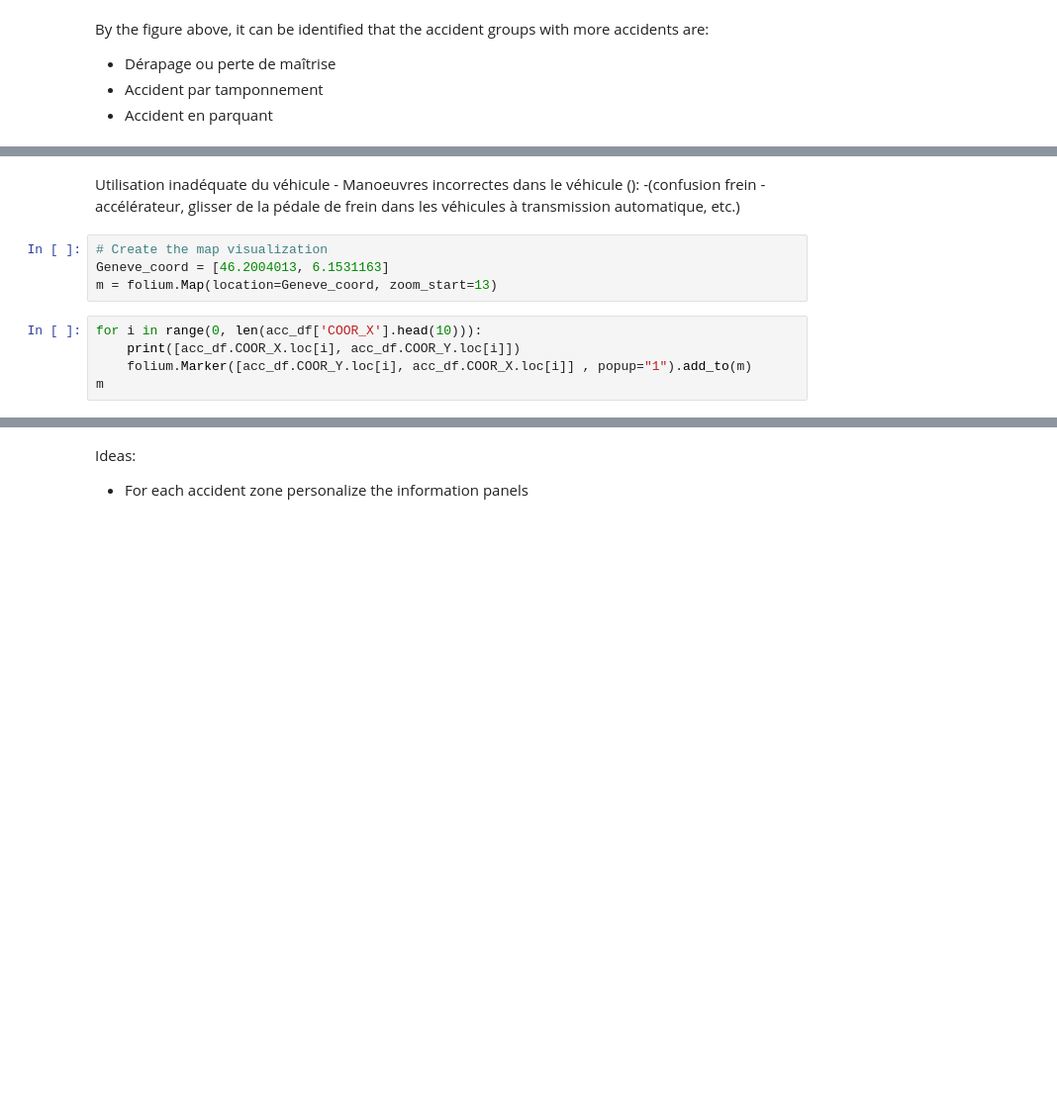
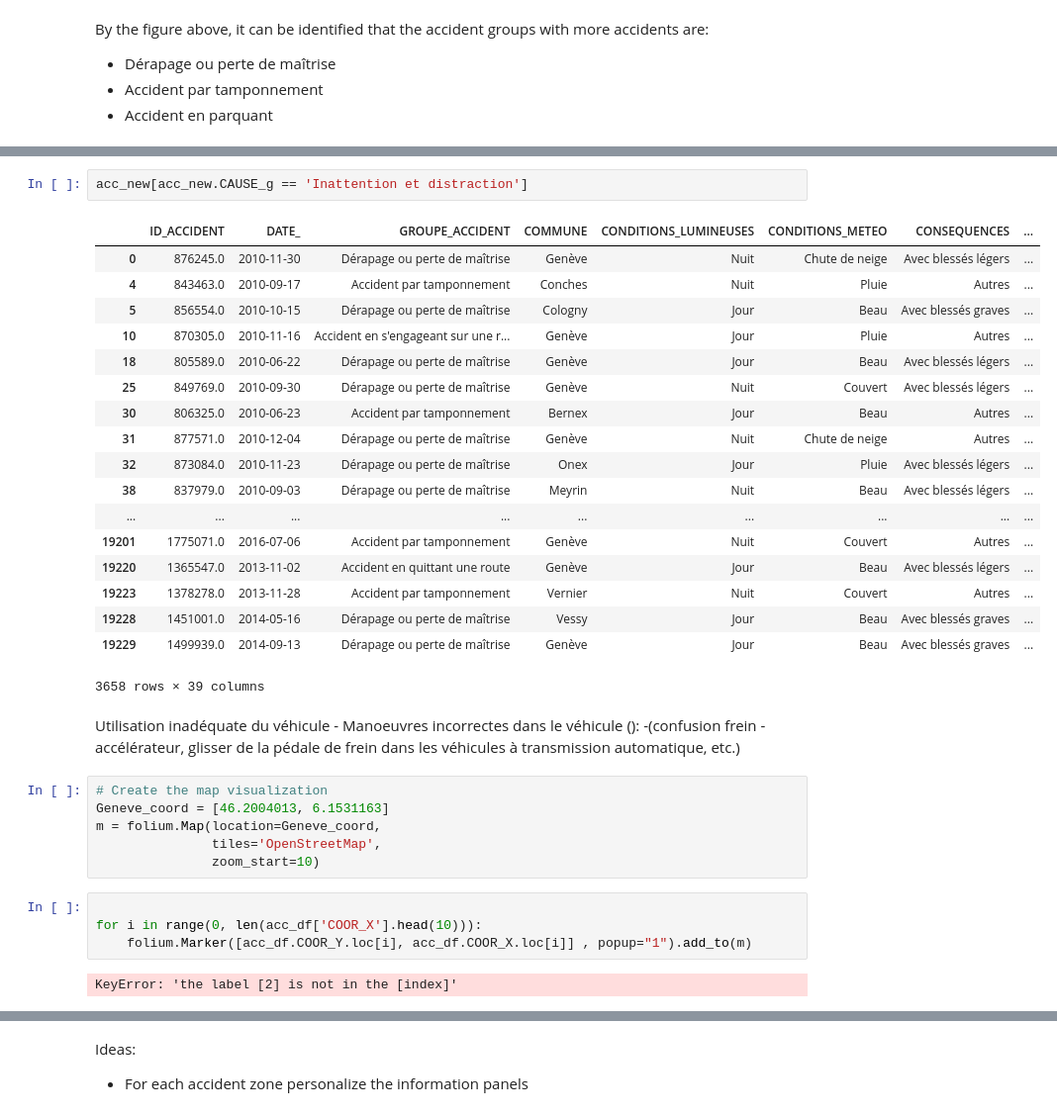
Before and after one commit to LucaZampieri/ADA_homework_LMX, a Jupyter notebook: LMX_Project/Geneva_accidents.ipynb, the cells around one changed output, grey strips where cells are left out. Shown at 99% size. Cells and saved outputs as stored; diff of their text form; blank space fills up the shorter version.

```diff
--- a/LMX_Project/Geneva_accidents.ipynb
+++ b/LMX_Project/Geneva_accidents.ipynb
@@ -312,3 +418,24 @@ acc_new.head(5)
+# %%
+acc_new[acc_new.CAUSE_g == 'Inattention et distraction']
+# %% [output]
+|  | ID_ACCIDENT | DATE_ | GROUPE_ACCIDENT | COMMUNE | CONDITIONS_LUMINEUSES | CONDITIONS_METEO | CONSEQUENCES | ... |
+| 0 | 876245.0 | 2010-11-30 | Dérapage ou perte de maîtrise | Genève | Nuit | Chute de neige | Avec blessés légers | ... |
+| 4 | 843463.0 | 2010-09-17 | Accident par tamponnement | Conches | Nuit | Pluie | Autres | ... |
+| 5 | 856554.0 | 2010-10-15 | Dérapage ou perte de maîtrise | Cologny | Jour | Beau | Avec blessés graves | ... |
+| 10 | 870305.0 | 2010-11-16 | Accident en s'engageant sur une r... | Genève | Jour | Pluie | Autres | ... |
+| 18 | 805589.0 | 2010-06-22 | Dérapage ou perte de maîtrise | Genève | Jour | Beau | Avec blessés légers | ... |
+| 25 | 849769.0 | 2010-09-30 | Dérapage ou perte de maîtrise | Genève | Nuit | Couvert | Avec blessés légers | ... |
+| 30 | 806325.0 | 2010-06-23 | Accident par tamponnement | Bernex | Jour | Beau | Autres | ... |
+| 31 | 877571.0 | 2010-12-04 | Dérapage ou perte de maîtrise | Genève | Nuit | Chute de neige | Autres | ... |
+| 32 | 873084.0 | 2010-11-23 | Dérapage ou perte de maîtrise | Onex | Jour | Pluie | Avec blessés légers | ... |
+| 38 | 837979.0 | 2010-09-03 | Dérapage ou perte de maîtrise | Meyrin | Nuit | Beau | Avec blessés légers | ... |
+| ... | ... | ... | ... | ... | ... | ... | ... | ... |
+| 19201 | 1775071.0 | 2016-07-06 | Accident par tamponnement | Genève | Nuit | Couvert | Autres | ... |
+| 19220 | 1365547.0 | 2013-11-02 | Accident en quittant une route | Genève | Jour | Beau | Avec blessés légers | ... |
+| 19223 | 1378278.0 | 2013-11-28 | Accident par tamponnement | Vernier | Nuit | Couvert | Autres | ... |
+| 19228 | 1451001.0 | 2014-05-16 | Dérapage ou perte de maîtrise | Vessy | Jour | Beau | Avec blessés graves | ... |
+| 19229 | 1499939.0 | 2014-09-13 | Dérapage ou perte de maîtrise | Genève | Jour | Beau | Avec blessés graves | ... |
+3658 rows × 39 columns
 # %% [markdown]
 Utilisation inadéquate du véhicule
     - Manoeuvres incorrectes dans le véhicule ():
@@ -316,9 +443,12 @@ Utilisation inadéquate du véhicule
 # %%
 # Create the map visualization
 Geneve_coord = [46.2004013, 6.1531163]
-m = folium.Map(location=Geneve_coord, zoom_start=13)
+m = folium.Map(location=Geneve_coord,
+               tiles='OpenStreetMap',
+               zoom_start=10)
 # %%
+
 for i in range(0, len(acc_df['COOR_X'].head(10))):
-    print([acc_df.COOR_X.loc[i], acc_df.COOR_Y.loc[i]])
     folium.Marker([acc_df.COOR_Y.loc[i], acc_df.COOR_X.loc[i]] , popup="1").add_to(m)
-m
+# %% [output]
+KeyError: 'the label [2] is not in the [index]'
```
Also changed, not shown: parts of 15 cells of this notebook.
